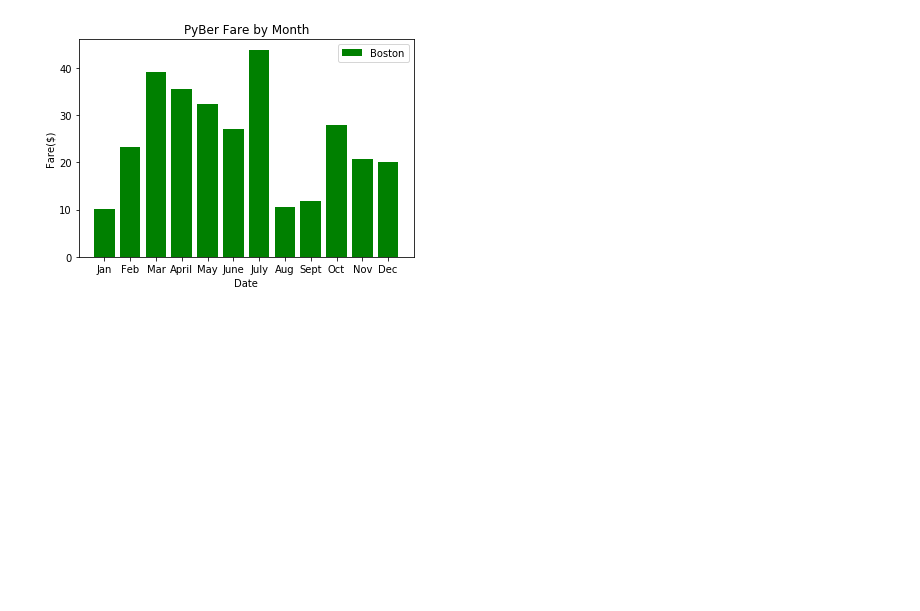
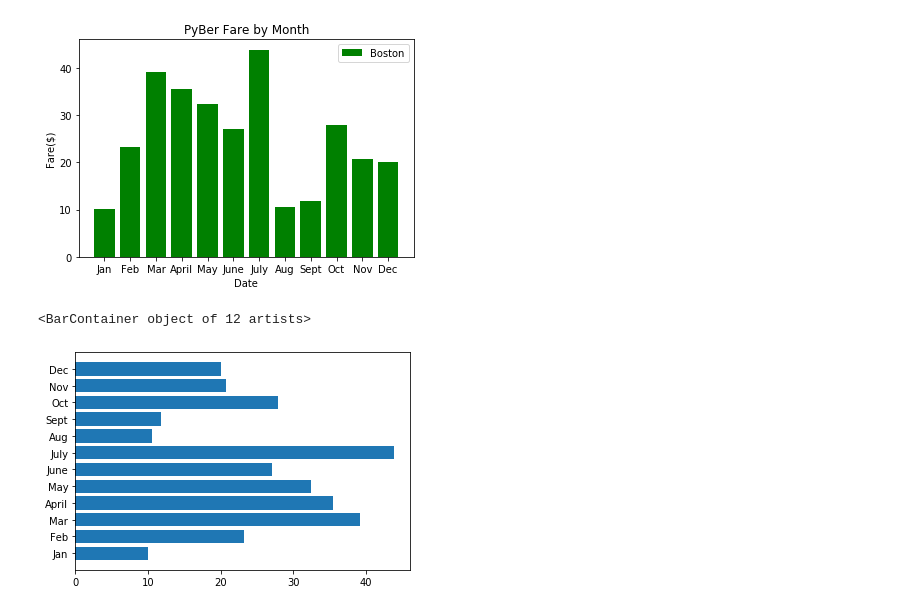
Before and after one commit to sebcampos/PyBer_Analysis, a Jupyter notebook: matplotlib_practice.ipynb, the cells around one changed output. Saved outputs shown, nothing was run; the diff lists cells and outputs as text; code cells hidden in the pictures; blank space fills up the shorter version.

```diff
--- a/matplotlib_practice.ipynb
+++ b/matplotlib_practice.ipynb
@@ -96,3 +96,8 @@ plt.legend()
 # %% [output]
 <matplotlib.legend.Legend at 0x...>
 [figure]
+# %%
+ plt.barh(x_axis,y_axis)
+# %% [output]
+<BarContainer object of 12 artists>
+[figure, added]
```
Also changed, not shown: parts of 18 cells of this notebook, 1 other file.
